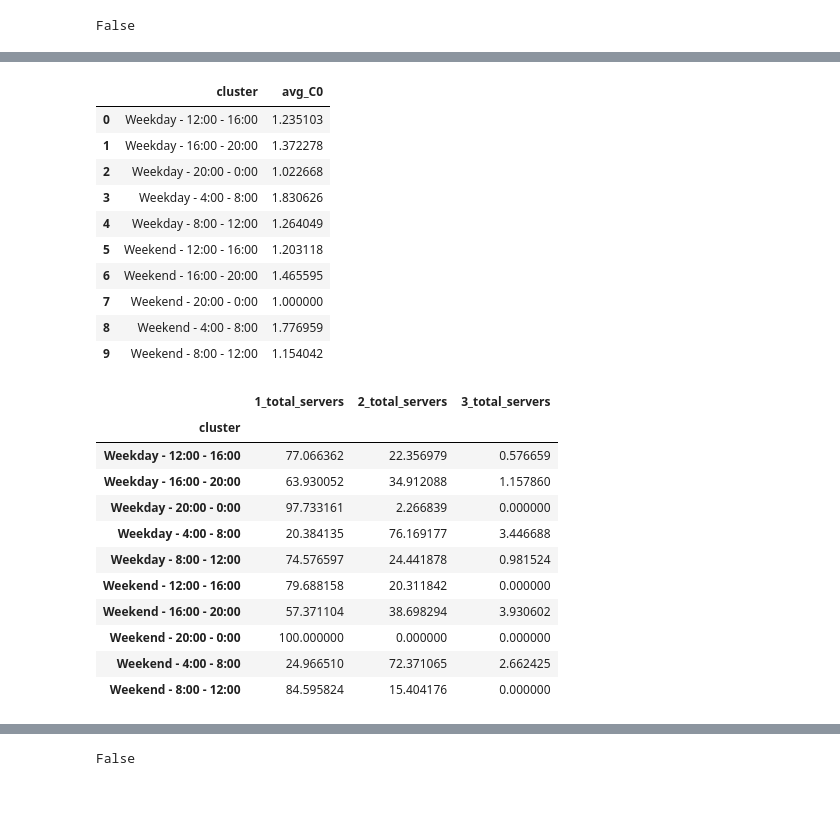
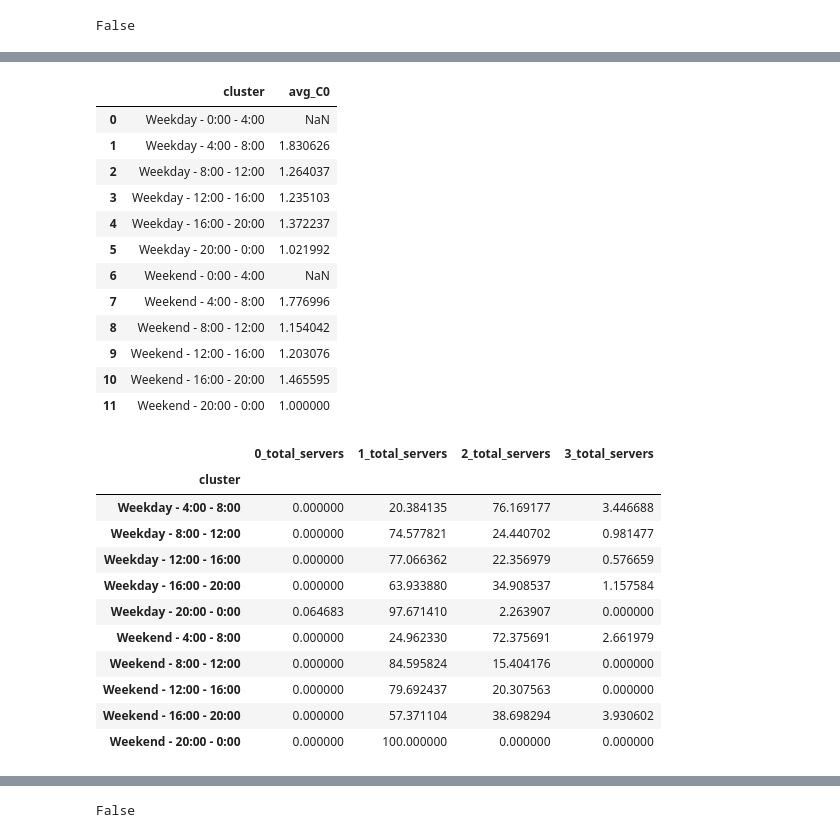
Before and after one commit to mairihallman/MAT-4376E-F24, a Jupyter notebook: 3-queueing-systems/queuing.ipynb, the cells around one changed output, grey strips where cells are left out. Cells and saved outputs as stored; diff of their text form; code cells hidden in the pictures; blank space fills up the shorter version.

```diff
--- a/3-queueing-systems/queuing.ipynb
+++ b/3-queueing-systems/queuing.ipynb
@@ -1,6 +1,6 @@
 # %%
 import pandas as pd
 
-df = pd.read_csv('data-p3/dat_P_sub_c.csv')
+df = pd.read_csv('data-p3/joined_all.csv')
 df.head()
 # %% [output]
@@ -20,3 +24,10 @@ df['S1'] =df['S2'] - df['Wait_Time']
+# %%
+cluster_ord = [
+    "Weekday - 0:00 - 4:00", "Weekday - 4:00 - 8:00", "Weekday - 8:00 - 12:00",
+    "Weekday - 12:00 - 16:00", "Weekday - 16:00 - 20:00", "Weekday - 20:00 - 0:00",
+    "Weekend - 0:00 - 4:00", "Weekend - 4:00 - 8:00", "Weekend - 8:00 - 12:00",
+    "Weekend - 12:00 - 16:00", "Weekend - 16:00 - 20:00", "Weekend - 20:00 - 0:00"
+]
 # %%
 def determine_cluster(timestamp):
 
@@ -39,6 +50,9 @@ def determine_cluster(timestamp):
     return f"{'Weekend' if is_weekend else 'Weekday'} - {cluster}"
 
 df['cluster'] = df['S2'].apply(determine_cluster)
+# %%
+df['cluster'] = pd.Categorical(df['cluster'], categories=cluster_ord, ordered=True)
+df = df.sort_values('cluster')
 # %%
 df['cluster'].isna().any()
 # %% [output]
@@ -47,7 +61,11 @@ False
 def cluster_hours(timestamp):
     is_weekend = timestamp.weekday() >= 5
 
-    return 104 if is_weekend else 260
+    weekday = (153 - 44) * 4
+    weekend = 44 * 4
+
+
+    return weekend if is_weekend else weekday
 
 df['cluster_hours'] = df['S2'].apply(cluster_hours)
 # %%
@@ -107,35 +127,37 @@ results
 # %%
-average_C0 = df.groupby('cluster')['C0'].mean().reset_index(name='avg_C0')
+average_C0 = df.groupby('cluster')['C0 - S2'].mean().reset_index(name='avg_C0')
 average_C0
 # %% [output]
 |  | cluster | avg_C0 |
-| 0 | Weekday - 12:00 - 16:00 | 1.235103 |
-| 1 | Weekday - 16:00 - 20:00 | 1.372278 |
-| 2 | Weekday - 20:00 - 0:00 | 1.022668 |
-| 3 | Weekday - 4:00 - 8:00 | 1.830626 |
-| 4 | Weekday - 8:00 - 12:00 | 1.264049 |
-| 5 | Weekend - 12:00 - 16:00 | 1.203118 |
-| 6 | Weekend - 16:00 - 20:00 | 1.465595 |
-| 7 | Weekend - 20:00 - 0:00 | 1.000000 |
-| 8 | Weekend - 4:00 - 8:00 | 1.776959 |
-| 9 | Weekend - 8:00 - 12:00 | 1.154042 |
+| 0 | Weekday - 0:00 - 4:00 | NaN |
+| 1 | Weekday - 4:00 - 8:00 | 1.830626 |
+| 2 | Weekday - 8:00 - 12:00 | 1.264037 |
+| 3 | Weekday - 12:00 - 16:00 | 1.235103 |
+| 4 | Weekday - 16:00 - 20:00 | 1.372237 |
+| 5 | Weekday - 20:00 - 0:00 | 1.021992 |
+| 6 | Weekend - 0:00 - 4:00 | NaN |
+| 7 | Weekend - 4:00 - 8:00 | 1.776996 |
+| 8 | Weekend - 8:00 - 12:00 | 1.154042 |
+| 9 | Weekend - 12:00 - 16:00 | 1.203076 |
+| 10 | Weekend - 16:00 - 20:00 | 1.465595 |
+| 11 | Weekend - 20:00 - 0:00 | 1.000000 |
 # %%
-distribution_C0 = pd.crosstab(df['cluster'], df['C0'], normalize='index') * 100
+distribution_C0 = pd.crosstab(df['cluster'], df['C0 - S2'], normalize='index') * 100
 distribution_C0.columns = [f'{col}_total_servers' for col in distribution_C0.columns]
 distribution_C0
 # %% [output]
-|  | 1_total_servers | 2_total_servers | 3_total_servers |
-| cluster |  |  |  |
-| Weekday - 12:00 - 16:00 | 77.066362 | 22.356979 | 0.576659 |
-| Weekday - 16:00 - 20:00 | 63.930052 | 34.912088 | 1.157860 |
-| Weekday - 20:00 - 0:00 | 97.733161 | 2.266839 | 0.000000 |
-| Weekday - 4:00 - 8:00 | 20.384135 | 76.169177 | 3.446688 |
-| Weekday - 8:00 - 12:00 | 74.576597 | 24.441878 | 0.981524 |
-| Weekend - 12:00 - 16:00 | 79.688158 | 20.311842 | 0.000000 |
-| Weekend - 16:00 - 20:00 | 57.371104 | 38.698294 | 3.930602 |
-| Weekend - 20:00 - 0:00 | 100.000000 | 0.000000 | 0.000000 |
-| Weekend - 4:00 - 8:00 | 24.966510 | 72.371065 | 2.662425 |
-| Weekend - 8:00 - 12:00 | 84.595824 | 15.404176 | 0.000000 |
+|  | 0_total_servers | 1_total_servers | 2_total_servers | 3_total_servers |
+| cluster |  |  |  |  |
+| Weekday - 4:00 - 8:00 | 0.000000 | 20.384135 | 76.169177 | 3.446688 |
+| Weekday - 8:00 - 12:00 | 0.000000 | 74.577821 | 24.440702 | 0.981477 |
+| Weekday - 12:00 - 16:00 | 0.000000 | 77.066362 | 22.356979 | 0.576659 |
+| Weekday - 16:00 - 20:00 | 0.000000 | 63.933880 | 34.908537 | 1.157584 |
+| Weekday - 20:00 - 0:00 | 0.064683 | 97.671410 | 2.263907 | 0.000000 |
+| Weekend - 4:00 - 8:00 | 0.000000 | 24.962330 | 72.375691 | 2.661979 |
+| Weekend - 8:00 - 12:00 | 0.000000 | 84.595824 | 15.404176 | 0.000000 |
+| Weekend - 12:00 - 16:00 | 0.000000 | 79.692437 | 20.307563 | 0.000000 |
+| Weekend - 16:00 - 20:00 | 0.000000 | 57.371104 | 38.698294 | 3.930602 |
+| Weekend - 20:00 - 0:00 | 0.000000 | 100.000000 | 0.000000 | 0.000000 |
 # %%
 results = average_C0.merge(distribution_C0, on='cluster', how='left')
 results
```
Also changed, not shown: parts of 13 cells of this notebook, 5 other files.
